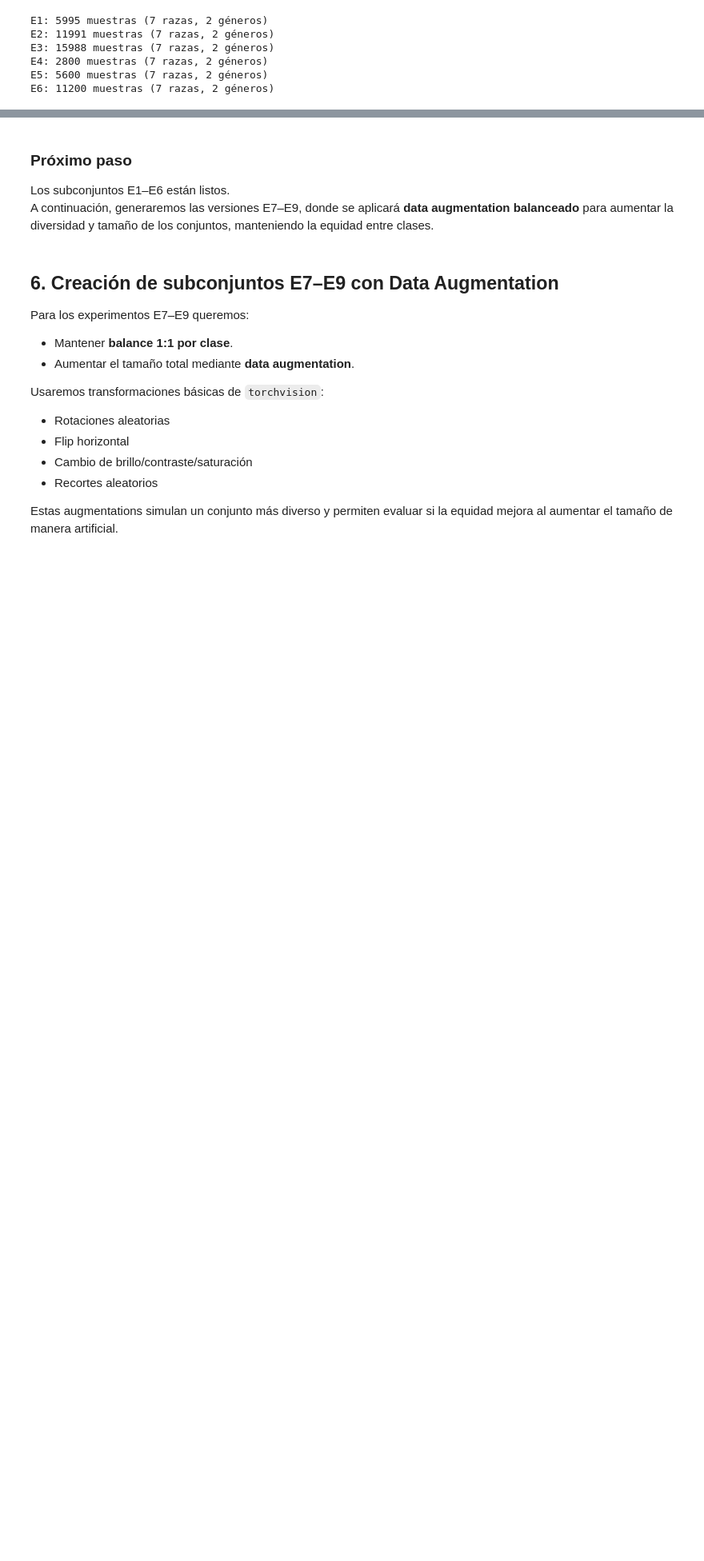
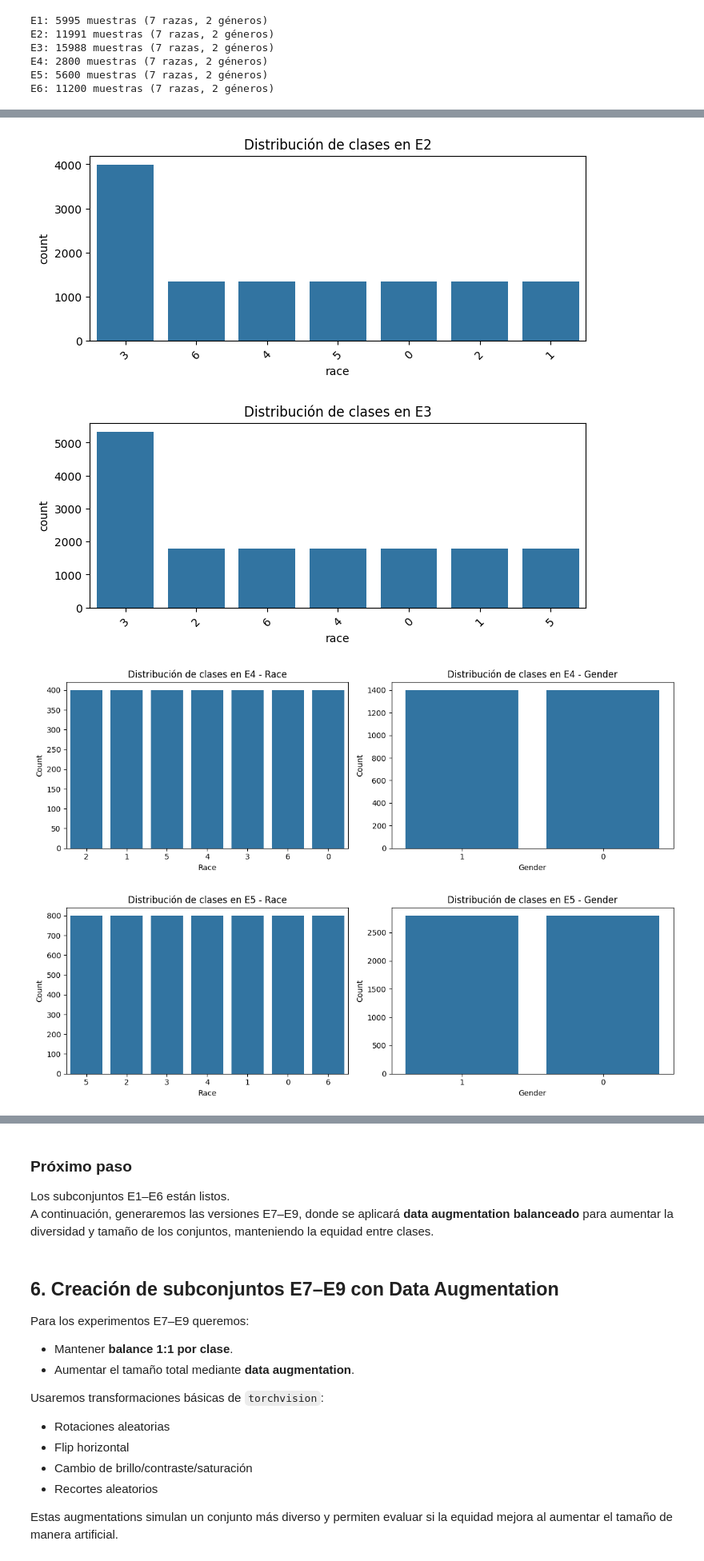
Before and after one commit to saulbyRB/Bias-experiments, a Jupyter notebook: Proyecto_individual.ipynb, the cells around one changed output, grey strips where cells are left out. Shown at 80% size. Saved outputs shown, nothing was run; the diff lists cells and outputs as text; code cells hidden in the pictures; blank space fills up the shorter version.

```diff
--- a/Proyecto_individual.ipynb
+++ b/Proyecto_individual.ipynb
@@ -336,0 +351,9 @@ for name, subset in experiments.items():
+# %%
+
+
+for name, subset in experiments.items():
+    if name in ["E4", "E5", "E6"]:
+        plot_distribution_gender_race(subset, f"Distribución de clases en {name}")
+    else:
+        plot_distribution(subset, f"Distribución de clases en {name}")
+# %% [output]
@@ -336,0 +361,4 @@ for name, subset in experiments.items():
+[figure, added]
+[figure, added]
+[figure, added]
+[figure, added]
```
Also changed, not shown: parts of 21 cells of this notebook.
